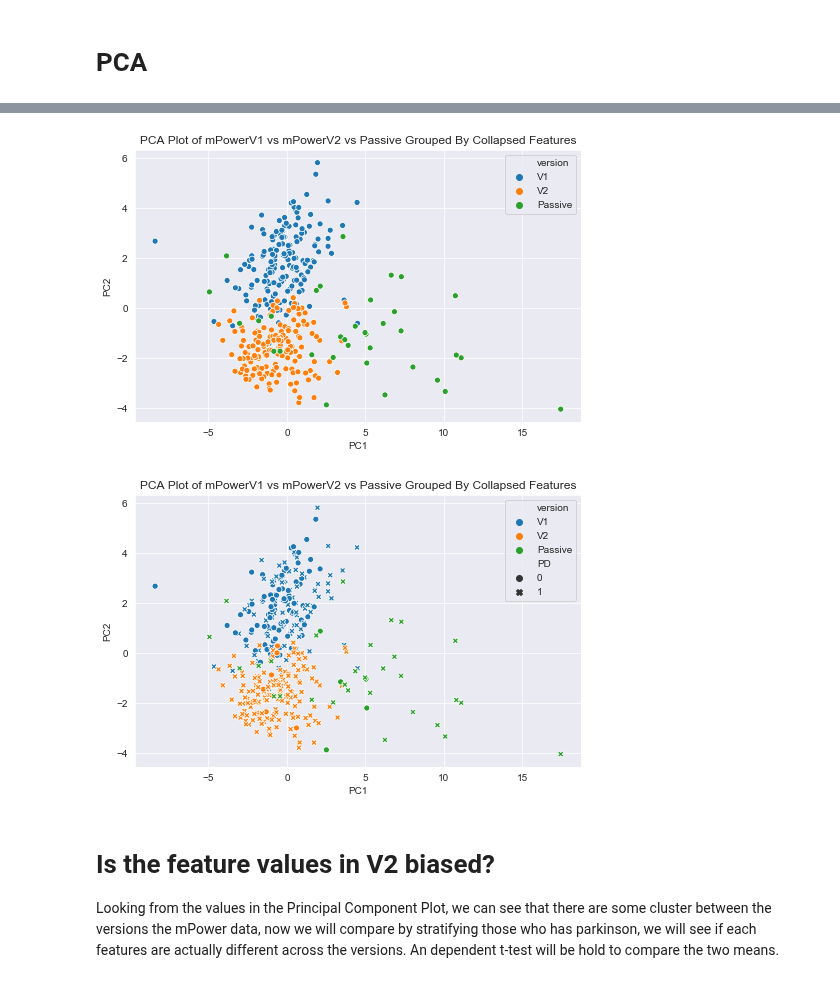
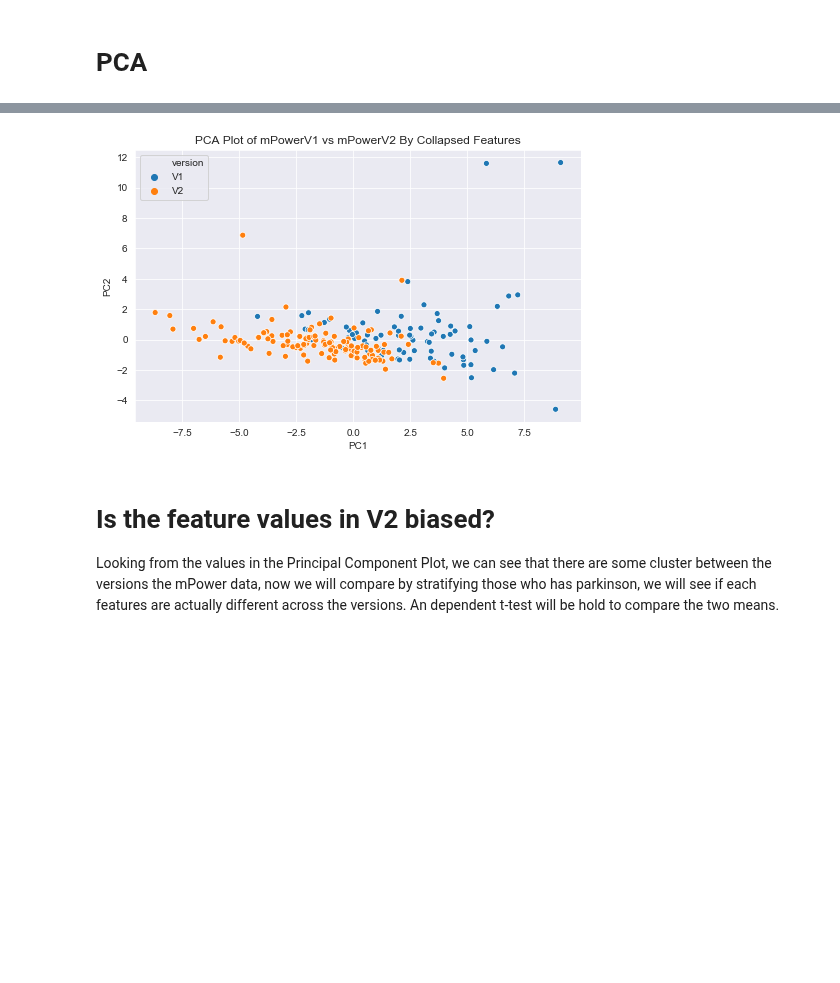
Before and after one commit to arytontediarjo/mPower-Analysis, a Jupyter notebook: Notebooks/CLUSTER_ANALYSIS.ipynb, the cells around one changed output, grey strips where cells are left out. Cells and saved outputs as stored; diff of their text form; code cells hidden in the pictures; blank space fills up the shorter version.

```diff
--- a/Notebooks/CLUSTER_ANALYSIS.ipynb
+++ b/Notebooks/CLUSTER_ANALYSIS.ipynb
@@ -44,2 +38,9 @@ dataPassive["version"] = "Passive"
+# %%
+dataV1 = preprocess(dataV1, True)
+dataV1["version"] = "V1"
+dataV2 = preprocess(dataV2, True)
+dataV2["version"] = "V2"
+dataPassive = preprocess(dataPassive, True)
+dataPassive["version"] = "Passive"
 # %%
 data = pd.concat([dataV1, dataV2]).reset_index(drop = True)
@@ -47,7 +56,7 @@ data = pd.concat([dataV1, dataV2]).reset_index(drop = True)
 # PCA
 # %%
 scaler = StandardScaler()
-X = data.drop(["version", "PD", "gender", "recordId"], axis = 1)
+X = data[[feat for feat in data.columns if ("." in feat)]]
 y = data[["version", "PD"]]
 X_scaled = scaler.fit_transform(X)
 #Plotting the Cumulative Summation of the Explained Variance
@@ -89,8 +90,13 @@ grouped_data = pd.concat([grouped_df_v1, grouped_df_v2, grouped_df_passive]).res
+# %%
+male_PD_data = data[(data["gender"] == "male") & (data["PD"] == 1)].reset_index(drop = True)
 # %%
-scaler = StandardScaler()
-X = grouped_data.drop(["version", "PD"], axis = 1)
-y = grouped_data[["version", "PD"]]
+X = male_PD_data[[feat for feat in male_PD_data.columns if ("." in feat)]]
+y = male_PD_data[["version", "PD"]]
 X_scaled = scaler.fit_transform(X)
+
+
+#Plotting the Cumulative Summation of the Explained Variance
+pca = PCA().fit(X_scaled)
 pca = PCA(n_components = 3)
 principal_comp = pca.fit_transform(X_scaled)
 principal_df = pd.DataFrame(data = principal_comp)
@@ -98,25 +104,14 @@ principal_df = pd.concat([principal_df, y], axis = 1)
 # %%
 plt.figure(figsize=(8,5))
 sns.scatterplot(principal_df[0], principal_df[1],
                 hue = principal_df["version"])
-plt.title("PCA Plot of mPowerV1 vs mPowerV2 vs Passive Grouped By Collapsed Features")
+plt.title("PCA Plot of mPowerV1 vs mPowerV2 By Collapsed Features")
 plt.ylabel("PC2")
 plt.xlabel("PC1")
 plt.grid()
 plt.show()
-
-
-plt.figure(figsize=(8,5))
-sns.scatterplot(principal_df[0], principal_df[1],
-                hue = principal_df["version"], style = principal_df["PD"])
-plt.title("PCA Plot of mPowerV1 vs mPowerV2 vs Passive Grouped By Collapsed Features")
-plt.ylabel("PC2")
-plt.xlabel("PC1")
-plt.grid()
-plt.show()
 # %% [output]
-[figure, old version]
+[figure, new version]
-[figure, removed]
 # %% [markdown]
 # Is the feature values in V2 biased?
 Looking from the values in the Principal Component Plot, we can see that there are some cluster between the versions the mPower data, now we will compare by stratifying those who has parkinson, we will see if each features are actually different across the versions. An dependent t-test will be hold to compare the two means.
```
Also changed, not shown: parts of 11 cells of this notebook, 5 other files.
